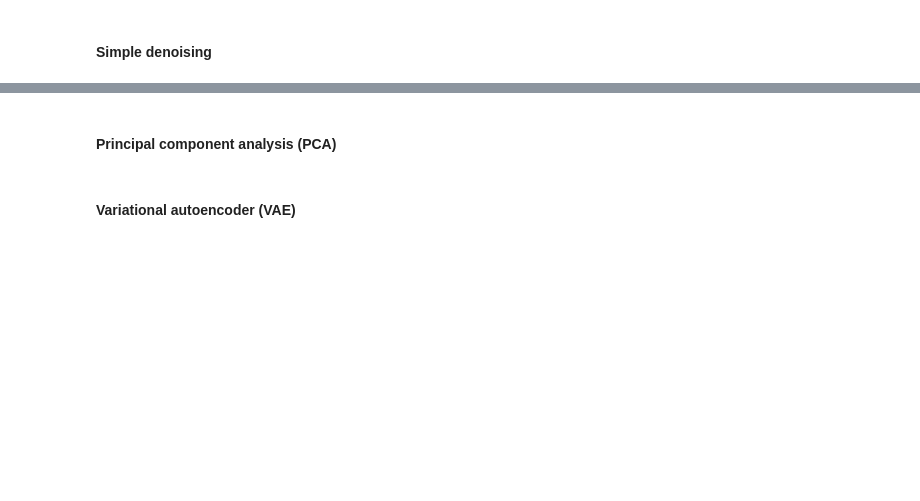
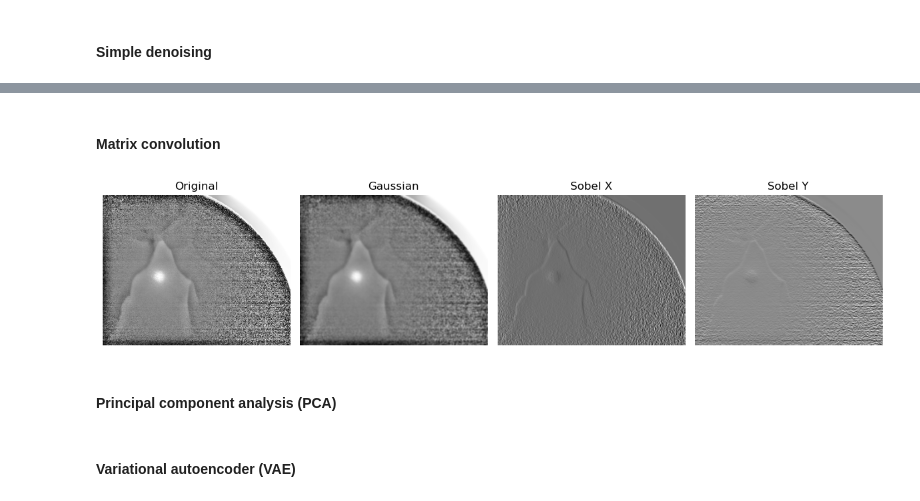
Before and after one commit to lambjames18/PythonImageProcessing-MaterialsScience, a Jupyter notebook: Image-Processing-Basic.ipynb, the cells around one changed output, grey strips where cells are left out. Saved outputs shown, nothing was run; the diff lists cells and outputs as text; code cells hidden in the pictures; blank space fills up the shorter version.

```diff
--- a/Image-Processing-Basic.ipynb
+++ b/Image-Processing-Basic.ipynb
@@ -82,3 +166,32 @@ plt.show()
+# %% [markdown]
+#### Matrix convolution
+# %%
+# Show what different kernels do to the image
+im_grey = io.imread("./imgs/CeO2.tiff", as_gray=True) - io.imread("./imgs/CeO2_Background.tiff", as_gray=True)
+
+# Lets apply a rank histogram equalization to the image first to improve the contrast
+im_grey = filters.rank.equalize(im_grey, morphology.disk(20))
+
+# Apply different filters to the image
+sobelx = filters.sobel_v(im_grey)  # Vertical edges
+sobely = filters.sobel_h(im_grey)  # Horizontal edges
+gaussian = filters.gaussian(im_grey, sigma=1)
+
+fig ,ax = plt.subplots(1, 4, figsize=(12, 4), sharex=True, sharey=True)
+ax[0].imshow(im_grey, cmap="gray")
+ax[0].set_title("Original")
+ax[1].imshow(gaussian, cmap="gray")
+ax[1].set_title("Gaussian")
+ax[2].imshow(sobelx, cmap="gray")
+ax[2].set_title("Sobel X")
+ax[3].imshow(sobely, cmap="gray")
+ax[3].set_title("Sobel Y")
+for a in ax.ravel():
+    a.axis("off")
+plt.tight_layout()
+plt.show()
+# %% [output]
+[figure, added]
 # %% [markdown]
 #### Principal component analysis (PCA)
 # %%
```
Also changed, not shown: parts of 4 cells of this notebook, 1 other file.
